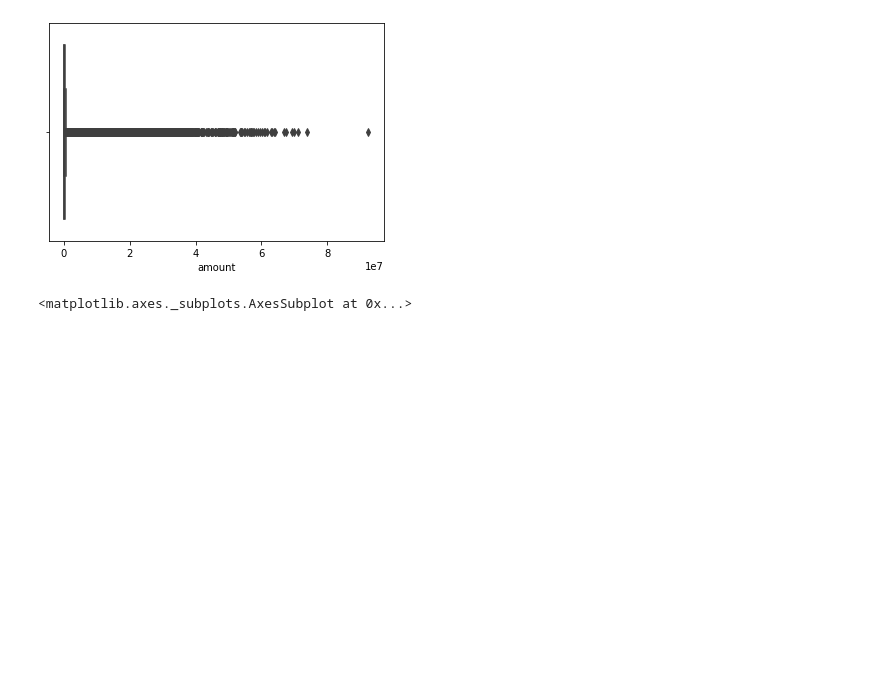
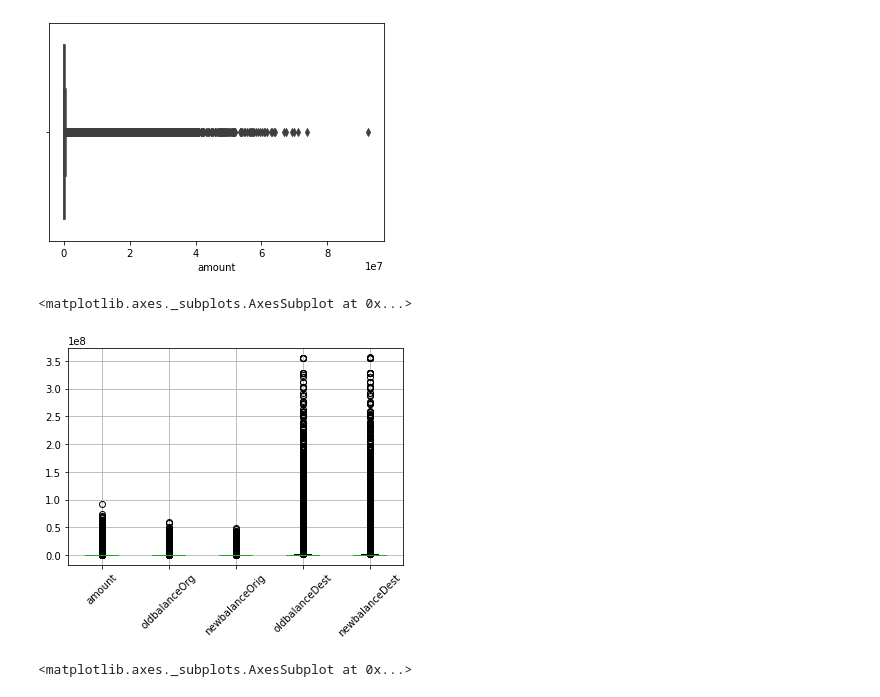
Before and after one commit to GustavoHBDuarte/fraud-detection, a Jupyter notebook: notebook_main.ipynb, the cells around one changed output. Saved outputs shown, nothing was run; the diff lists cells and outputs as text; code cells hidden in the pictures; blank space fills up the shorter version.

```diff
--- a/notebook_main.ipynb
+++ b/notebook_main.ipynb
@@ -226,6 +259,13 @@ sns.boxplot(num_attrib.loc[num_attrib['amount']>0, 'amount'], orient='h')
 # %% [output]
 <matplotlib.axes._subplots.AxesSubplot at 0x...>
 [figure]
+# %%
+# Boxplot of continuous variables - lots of outliers
+
+df.select_dtypes('float64').boxplot(rot=45)
+# %% [output]
+<matplotlib.axes._subplots.AxesSubplot at 0x...>
+[figure, added]
 # %%
 # The frequencies of transactions of higher amounts are extremy low
 ## and are supressed by most frequent transactions
```
Also changed, not shown: parts of 31 cells of this notebook.
